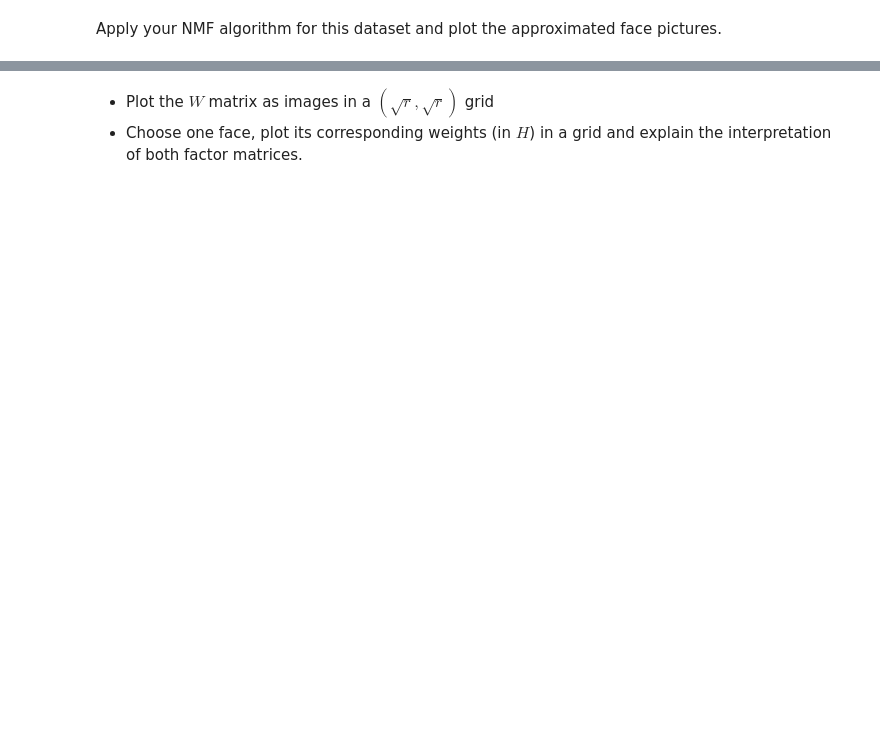
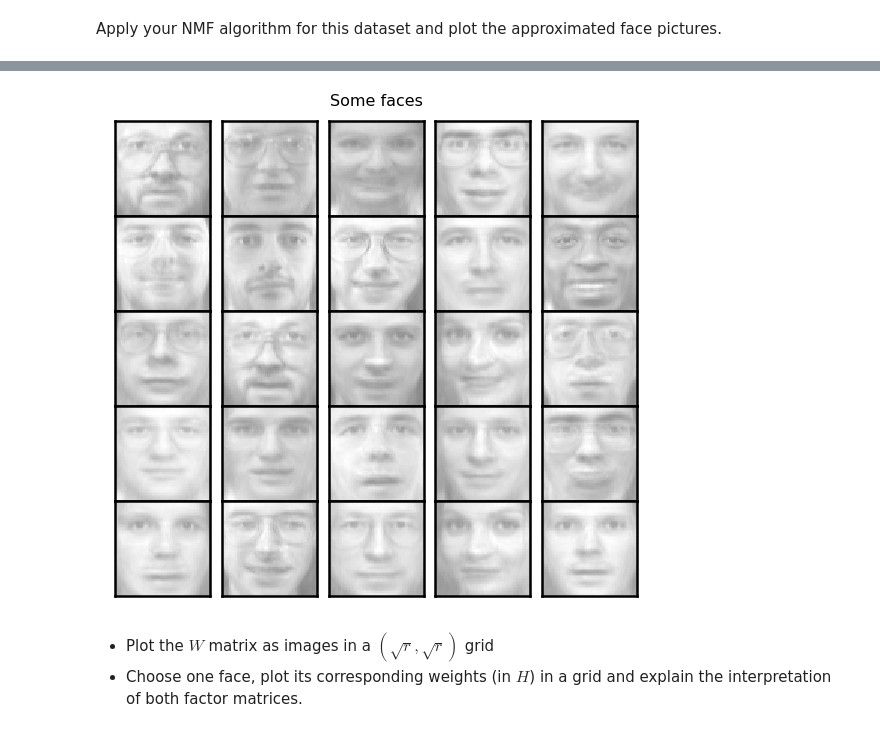
Before and after one commit to bricerauby/LabsMachineLearning, a Jupyter notebook: lab7-NMF.ipynb, the cells around one changed output, grey strips where cells are left out. Drawn from its saved outputs; the diff is of its cells as text; code cells hidden in the pictures; blank space fills up the shorter version.

```diff
--- a/lab7-NMF.ipynb
+++ b/lab7-NMF.ipynb
@@ -108,3 +170,8 @@ Apply your NMF algorithm for this dataset and plot the approximated face picture
+# %%
+approx_faces = model.W_.dot(model.H_).T
+plot_faces("Some faces", approx_faces[:25], image_shape)
+# %% [output]
+[figure, added]
 # %% [markdown]
 - Plot the $W$ matrix as images in a $(\sqrt{r}, \sqrt{r})$ grid
 - Choose one face, plot its corresponding weights (in $H$) in a grid  and explain the interpretation of both factor matrices.
```
Also changed, not shown: parts of 27 cells of this notebook.
